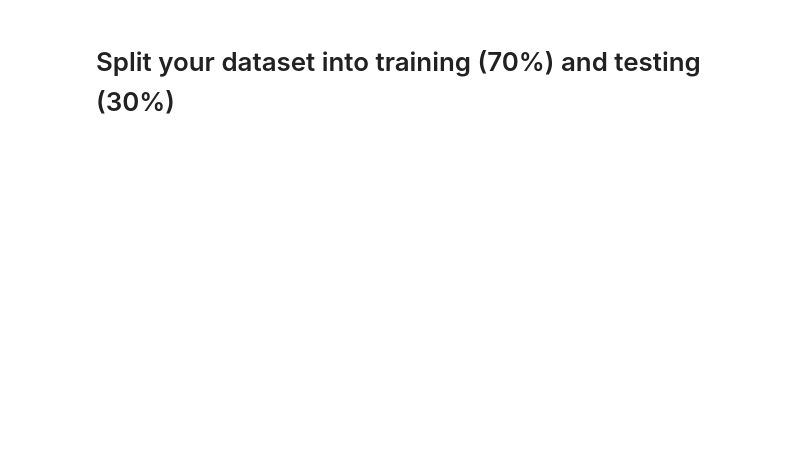
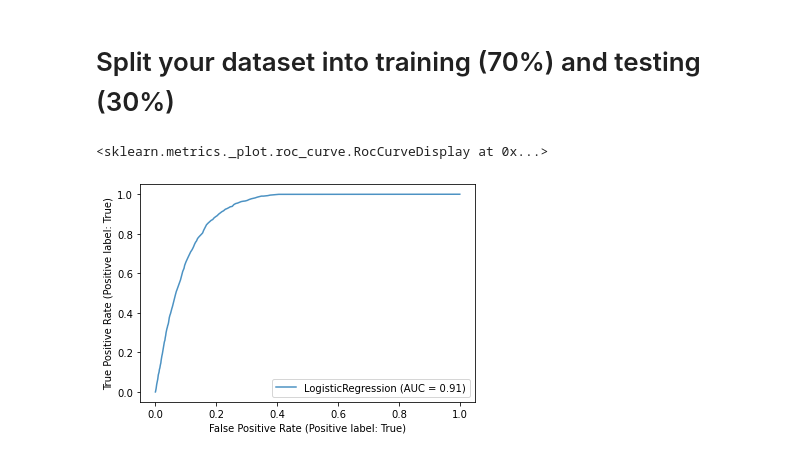
Before and after one commit to keithcallenberg/healthcare-data-carpentry, a Jupyter notebook: code/04_modeling.ipynb, the cells around one changed output. Drawn from its saved outputs; the diff is of its cells as text; code cells hidden in the pictures; blank space fills up the shorter version.

Commit message:
updated modeling notebook

```diff
--- a/code/04_modeling.ipynb
+++ b/code/04_modeling.ipynb
@@ -14,0 +22,5 @@ X = pd.read_csv('../data/model_input.csv')
+# %%
+# convert non-numeric columns to numeric
+X['GENDER'] = X['GENDER'].astype('category')
+X['GENDER'] = X['GENDER'].cat.codes
+X
@@ -15,4 +41,21 @@ X = pd.read_csv('../data/model_input.csv')
 # %% [markdown]
 # Split your dataset into training (70%) and testing (30%)
+# %%
+# specify the columns we will use to train the model
+exclude_columns = ['PATIENT', 'label']
+include_columns = [col for col in X.columns if col not in exclude_columns]
+
+# set a random state to ensure reproducibility
+random_state = 1
+
+X_train, X_test, y_train, y_test = train_test_split(X[include_columns], X['label'], test_size=0.30, random_state=random_state)
 # %%
-# try lr
+# Train a logistic regression model with default settings
+lr = LogisticRegression(random_state=random_state)
+lr.fit(X_train, y_train)
+#y_pred_lr = lr.decision_function(X_test)
+#RocCurveDisplay.from_predictions(y_test, y_pred_lr)
+RocCurveDisplay.from_estimator(lr, X_test, y_test, alpha=0.8)
+# %% [output]
+<sklearn.metrics._plot.roc_curve.RocCurveDisplay at 0x...>
+[figure, added]
```
Also changed, not shown: parts of 5 cells of this notebook.
